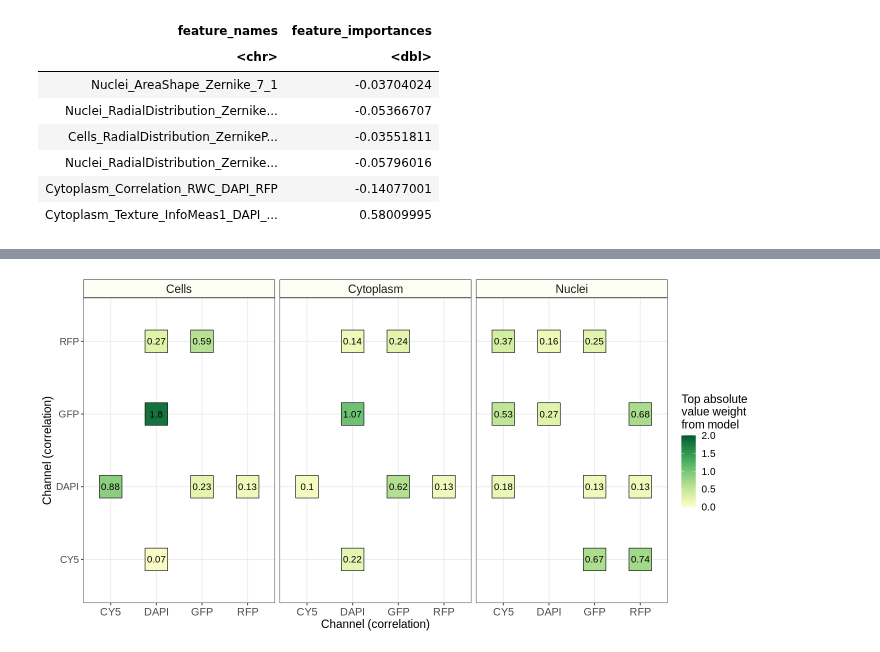
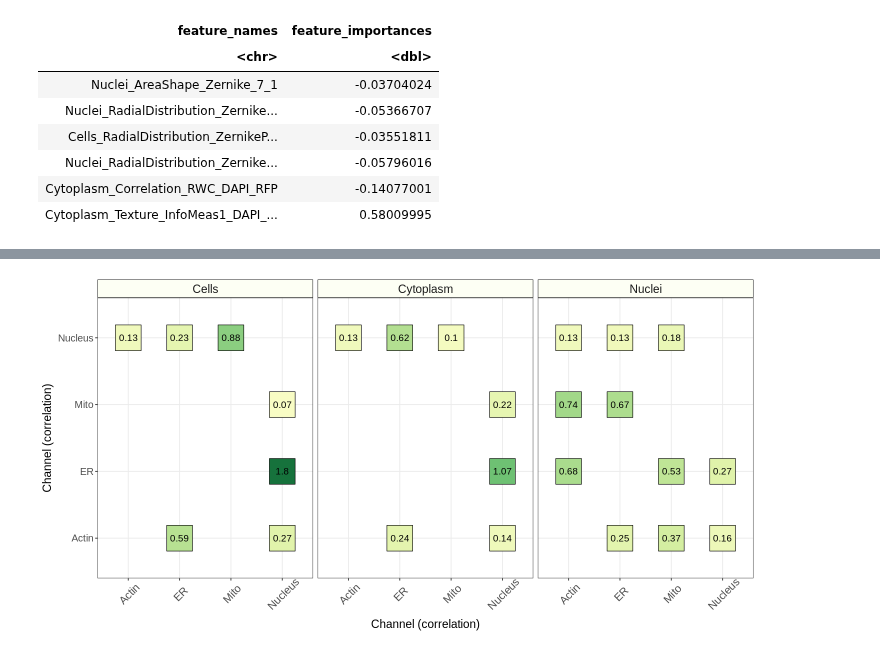
Before and after one commit to WayScience/NF1_SchwannCell_data_analysis, a Jupyter notebook: 4.figures/main_figure_4/main_figure_4.ipynb, the cells around one changed output, grey strips where cells are left out. Saved outputs shown, nothing was run; the diff lists cells and outputs as text; code cells hidden in the pictures.

```diff
--- a/4.figures/main_figure_4/main_figure_4.ipynb
+++ b/4.figures/main_figure_4/main_figure_4.ipynb
@@ -63,7 +63,8 @@ feat_import_df <- feat_import_df %>%
         sep = "_",
         remove = FALSE
     ) %>%
-    dplyr::mutate(channel_cleaned = channel)
+    dplyr::mutate(channel_cleaned = channel) %>%
+    dplyr::mutate(parameter1_cleaned = parameter1)
 
 # Convert the feature_importances to the absolute value
 feat_import_df <- feat_import_df %>%
@@ -78,13 +79,15 @@ feat_import_df$channel_cleaned <- dplyr::recode(feat_import_df$channel_cleaned,
     .missing = "other"
 )
 
-channels <- c(
-    "Mito" = "Mito",
-    "Nucleus" = "DNA",
-    "ER" = "ER",
-    "Actin" = "Actin",
-    "other" = "other"
+feat_import_df$parameter1_cleaned <- dplyr::recode(feat_import_df$parameter1_cleaned,
+    "DAPI" = "Nucleus",
+    "GFP" = "ER",
+    "RFP" = "Actin",
+    "CY5" = "Mito",
+    .default = "other",
+    .missing = "other"
 )
+
 
 print(dim(feat_import_df))
 head(feat_import_df, 3)
@@ -225,35 +238,35 @@ height <- 6
 options(repr.plot.width = width, repr.plot.height = height)
 
 # Create the plot
 correlation_importance_gg <- (
-    ggplot(top_correlation_df, aes(x = channel, y =  parameter1))
-    + geom_point(aes(fill = feature_importances), pch = 22, size = 14)
+    ggplot(top_correlation_df, aes(x = channel_cleaned, y = parameter1_cleaned))
+    + geom_point(aes(fill = feature_importances), pch = 22, size = 16)
     + geom_text(aes(label = rounded_coeff), size = 4)
     + facet_wrap("~compartment", ncol = 3)
     + theme_bw()
     + scale_fill_distiller(
         name = "Top absolute\nvalue weight\nfrom model",
         palette = "YlGn",
         direction = 1,
         limits = c(0, 2)
     )
     + xlab("Channel (correlation)")
     + ylab("Channel (correlation)")
     + theme(
         axis.text = element_text(size = 12),
-        axis.text.x = element_text(size = 13, vjust = 0.7, hjust = 0.5),
+        axis.text.x = element_text(angle = 45, size = 13, vjust = 0.7, hjust = 0.5),
         axis.title = element_text(size = 14),
         legend.text = element_text(size = 12),
         legend.title = element_text(size = 14),
         strip.text = element_text(size = 14),
         strip.background = element_rect(
             colour = "black",
             fill = "#fdfff4"
         ),
-        legend.position = "right"
+        legend.position = "none"
     )
 )
 
 correlation_importance_gg
 # %% [output]
-[figure, old version]
+[figure, new version]
```
Also changed, not shown: parts of 6 cells of this notebook, 2 other files.
